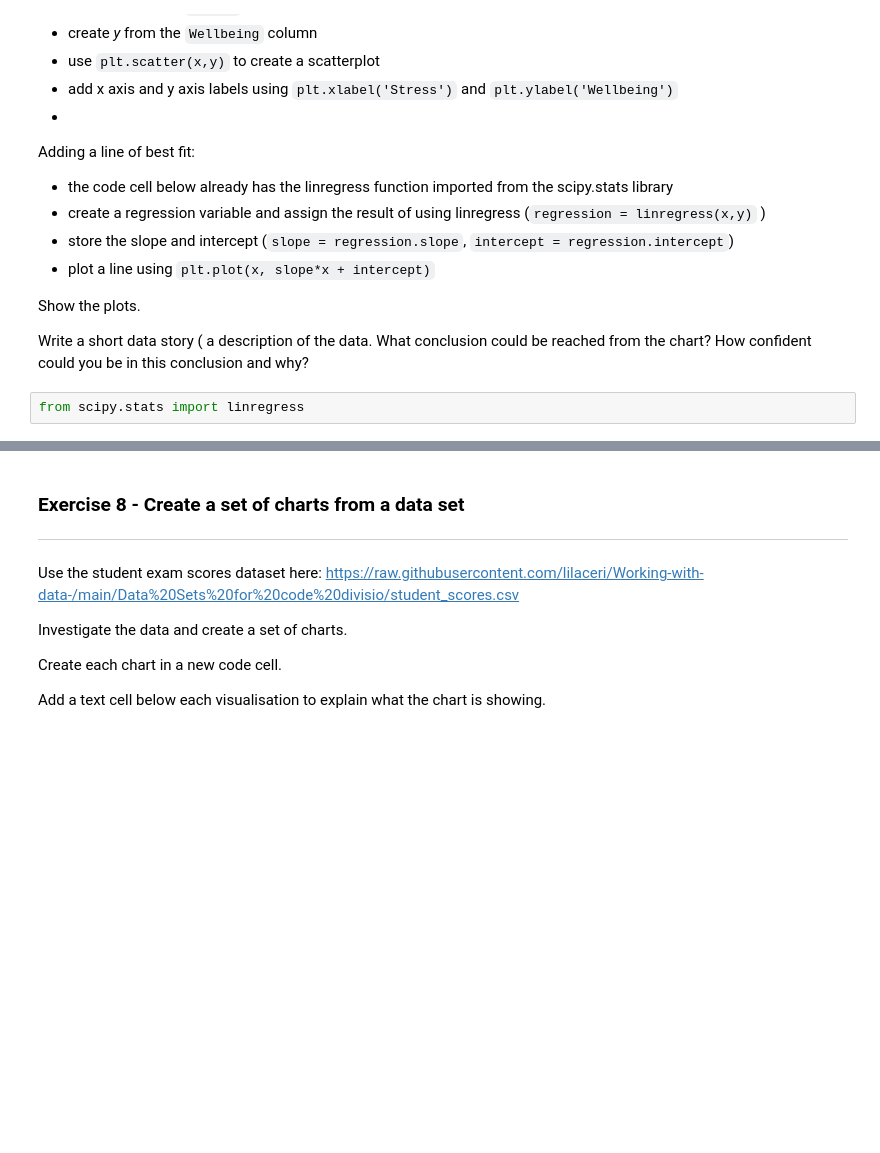
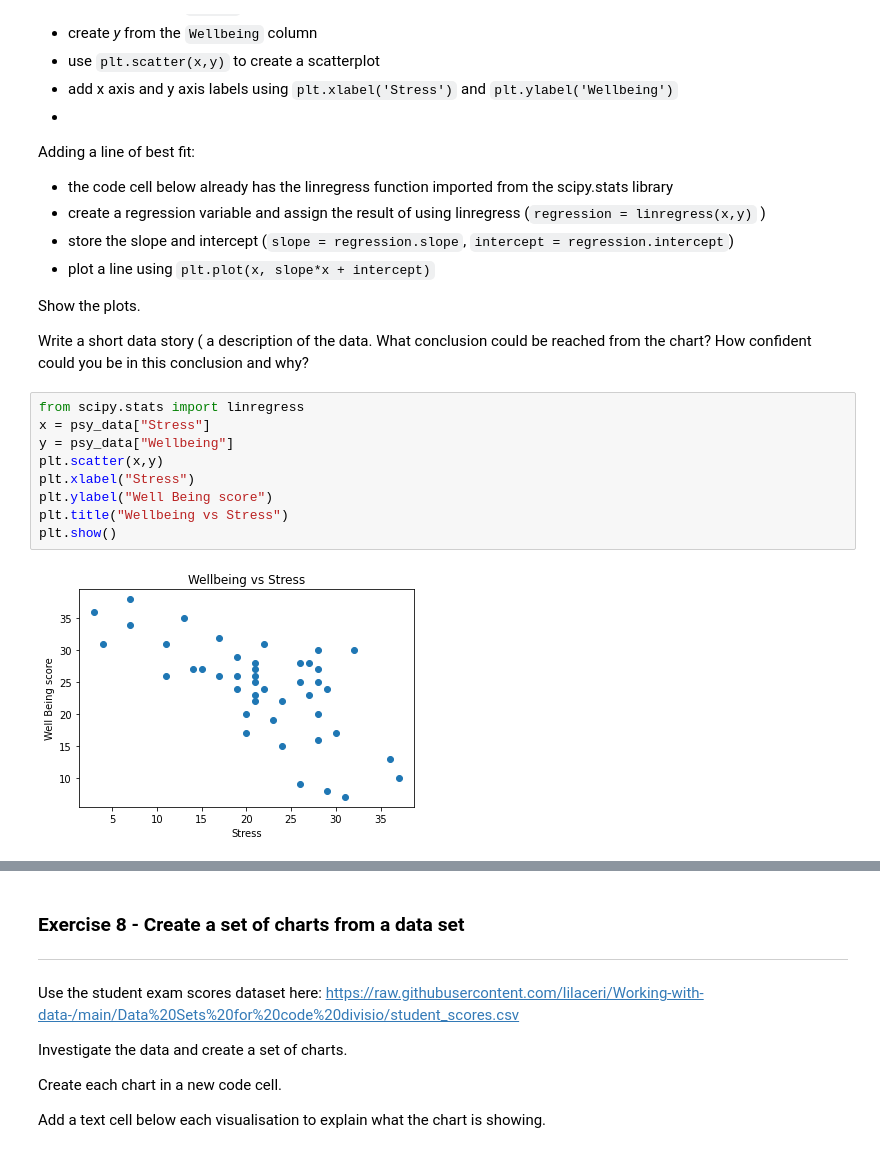
Before and after one commit to JaySanthanam/Programming-for-data, a Jupyter notebook: Worksheets/7_1_Visualisation_with_matplotlib.ipynb, the cells around one changed output, grey strips where cells are left out. Cells and saved outputs as stored; diff of their text form; blank space fills up the shorter version.

```diff
--- a/Worksheets/7_1_Visualisation_with_matplotlib.ipynb
+++ b/Worksheets/7_1_Visualisation_with_matplotlib.ipynb
@@ -285,5 +285,14 @@ Adding a line of best fit:
 Show the plots.
 
 Write a short data story ( a description of the data.  What conclusion could be reached from the chart?  How confident could you be in this conclusion and why?
-# %%
-from scipy.stats import linregress
+# %%
+from scipy.stats import linregress
+x = psy_data["Stress"]
+y = psy_data["Wellbeing"]
+plt.scatter(x,y)
+plt.xlabel("Stress")
+plt.ylabel("Well Being score")
+plt.title("Wellbeing vs Stress")
+plt.show()
+# %% [output]
+[figure, added]
```
Also changed, not shown: parts of 5 cells of this notebook.
